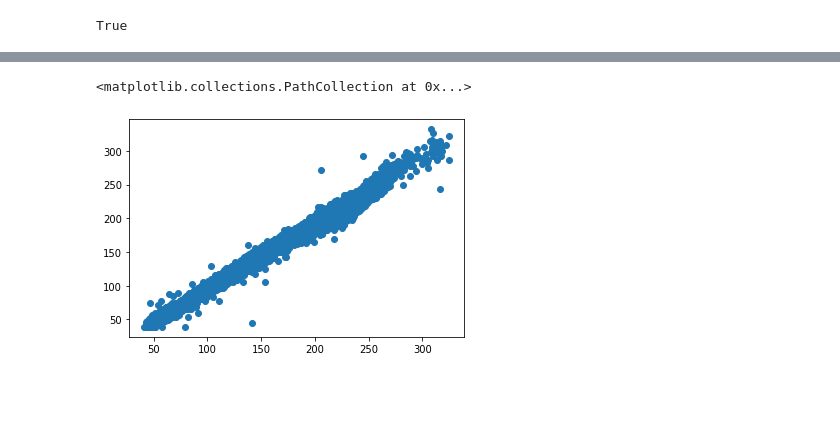
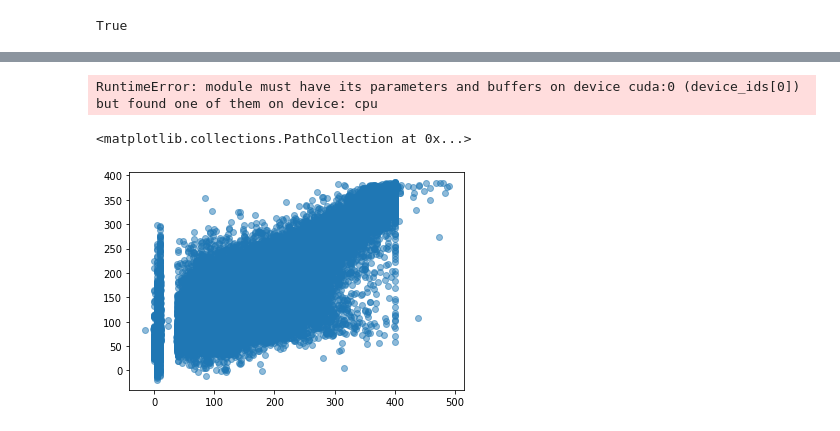
Before and after one commit to Spencer-Weston/BGPredict, a Jupyter notebook: bgpredict/LSTM/LSTM_prod.ipynb, the cells around one changed output, grey strips where cells are left out. Drawn from its saved outputs; the diff is of its cells as text; code cells hidden in the pictures; blank space fills up the shorter version.

Commit message:
Intermediate LSTM results

```diff
--- a/bgpredict/LSTM/LSTM_prod.ipynb
+++ b/bgpredict/LSTM/LSTM_prod.ipynb
@@ -242,6 +301,7 @@ for d in dfs.values():
 # %%
 net = Net(input_size=train_X.shape[2],
-          hidden_size = best_trial.config['hidden_size'],
-          num_lstm_layers=best_trial.config['num_lstm_layers'],
-          dropout= best_trial.config['dropout']
+          hidden_size = best_trial['hidden_size'],
+          num_lstm_layers=best_trial['num_lstm_layers'],
+          dropout= best_trial['dropout']
 )
+net
@@ -247,0 +317,21 @@ net = Net(input_size=train_X.shape[2],
+# %%
+losses = []
+val_losses = []
+BATCH_SIZE = best_trial['batch_size']
+learning_rate = best_trial['learning_rate']
+optimizer = optim.Adam(net.parameters(), lr=learning_rate)
+iter_idx = 0
+running_loss = 0
+running_val_loss = 0
+epoch_steps = 0
+epoch = 0
+
+device = "cpu"
+if torch.cuda.is_available():
+    device = "cuda:0"
+
+print(f"DEVICE: {device}")
+if torch.cuda.device_count() > 1:
+    print(f"Running in Parallel on {torch.cuda.device_count()} GPU's")
+    net = nn.DataParallel(net)
+net.to(device)
@@ -307,4 +428,13 @@ val_losses_idx = [i[1] for i in val_losses]
+# %%
+with open("./test_X.pt", 'rb') as f:
+    test_X = torch.load(f)
+with open("./test_y.pt", 'rb') as f:
+    test_y = torch.load(f)
 # %%
-out_seq = net(test_X)
-first_dim, second_dim, _ = out_seq.shape
-pred = out_seq.view(first_dim, second_dim)[:, -1]
+net.eval()
+with torch.no_grad():
+    out_seq = net(test_X)
+    first_dim, second_dim, _ = out_seq.shape
+    pred = out_seq.view(first_dim, second_dim)[:, -1]
+# %% [output]
+RuntimeError: module must have its parameters and buffers on device cuda:0 (device_ids[0]) but found one of them on device: cpu
@@ -311,7 +443,7 @@ pred = out_seq.view(first_dim, second_dim)[:, -1]
 # %%
-pred_array = pred.detach().numpy()
+pred_array = pred.cpu().detach().numpy()
 y = test_y.detach().numpy()
-plt.scatter(pred_array, y)
+plt.scatter(y, pred_array, alpha=0.5)
 # %% [output]
 <matplotlib.collections.PathCollection at 0x...>
-[figure, old version]
+[figure, new version]
```
Also changed, not shown: parts of 22 cells of this notebook.
